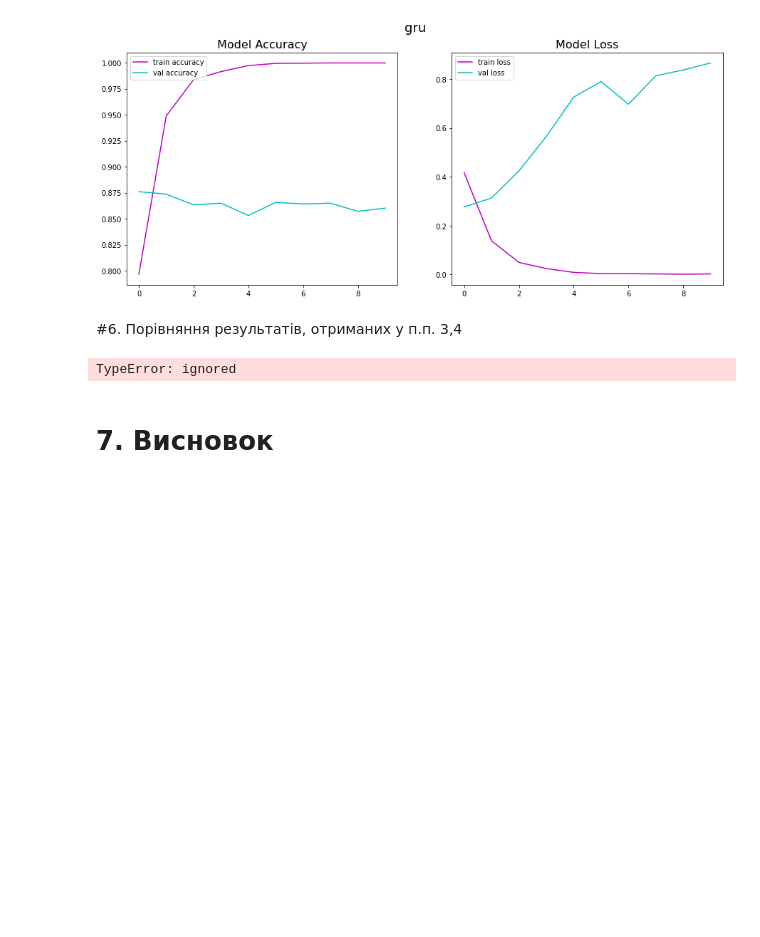
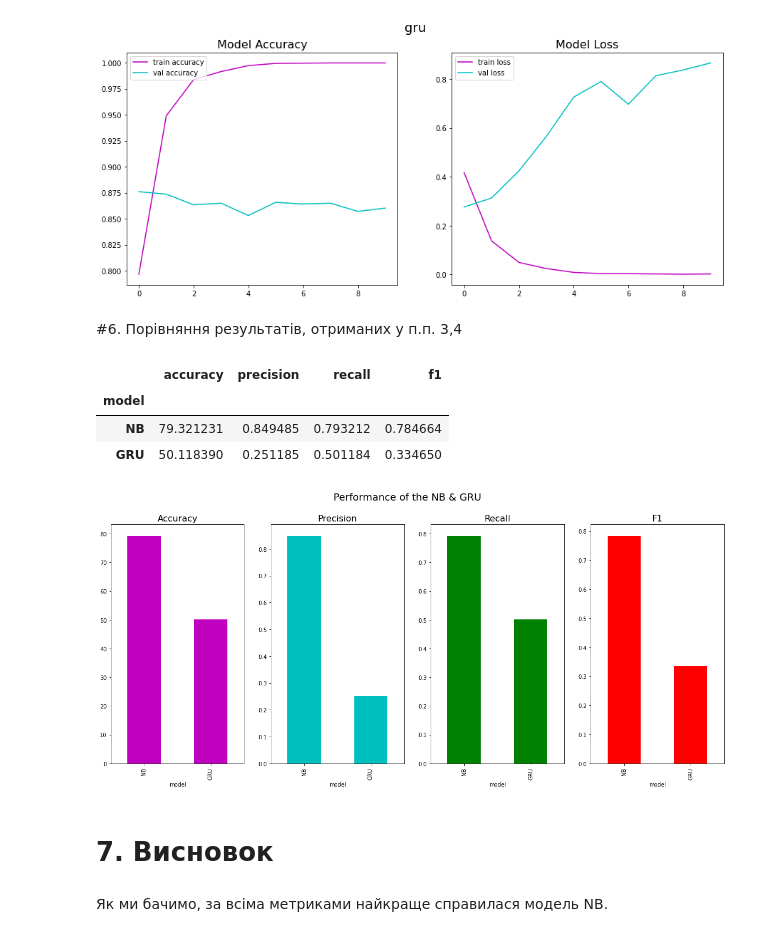
Before and after one commit to dariiimo/nlp2021, a Jupyter notebook: exam/Moskalenko.ipynb, the cells around one changed output. Saved outputs shown, nothing was run; the diff lists cells and outputs as text; code cells hidden in the pictures; blank space fills up the shorter version.

```diff
--- a/exam/Moskalenko.ipynb
+++ b/exam/Moskalenko.ipynb
@@ -392,18 +392,29 @@ def plot_results(results, ax1, ax2, ax3, ax4):
 
     print()
 # %%
+res_0 = pd.DataFrame([res_0])
+res_0.insert(0, "model", "NB")
+res_1 = pd.DataFrame([res_1])
+res_1.insert(0, "model", "GRU")
 results = [res_0, res_1]
 results = pd.concat(results, ignore_index=True)
 results.index = results['model']
 results = results.drop(columns=['model'])
 results # check data
 # %% [output]
-TypeError: ignored
+|  | accuracy | precision | recall | f1 |
+| model |  |  |  |  |
+| NB | 79.321231 | 0.849485 | 0.793212 | 0.784664 |
+| GRU | 50.118390 | 0.251185 | 0.501184 | 0.334650 |
 # %%
 # plot data
 fig, (ax1, ax2, ax3, ax4) = plt.subplots(nrows=1, ncols=4, figsize=(20,8))
-plt.suptitle("Performance of the naive bayes & VARIANT", fontsize=18)
+plt.suptitle("Performance of the NB & GRU", fontsize=18)
 plot_results(results, ax1, ax2, ax3, ax4)
 plt.show()
+# %% [output]
+[figure, added]
 # %% [markdown]
 # 7. Висновок
+# %% [markdown]
+Як ми бачимо, за всіма метриками найкраще справилася модель NB.
```
